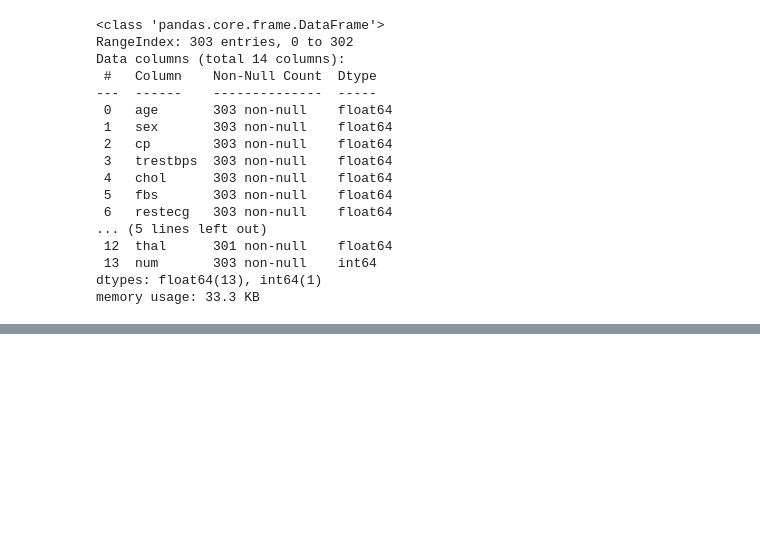
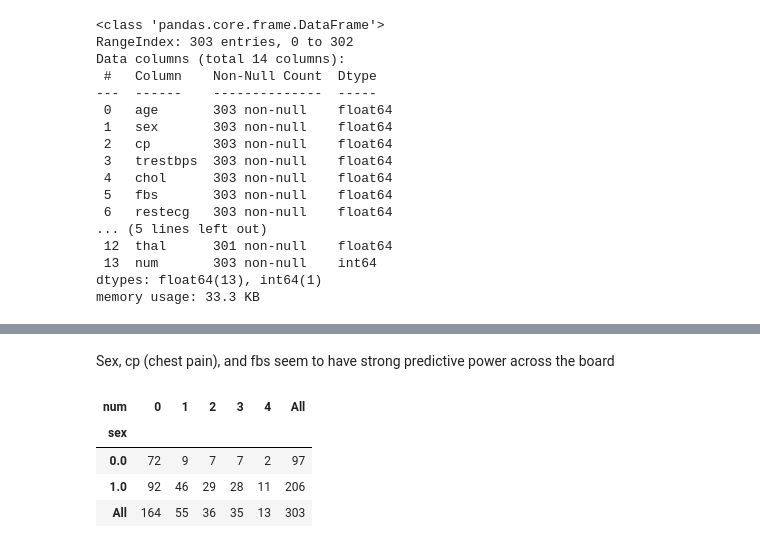
Before and after one commit to aarondwhite/DATA-3421-Final-Project, a Jupyter notebook: Final_Project.ipynb, the cells around one changed output, grey strips where cells are left out. Drawn from its saved outputs; the diff is of its cells as text; code cells hidden in the pictures; blank space fills up the shorter version.

```diff
--- a/Final_Project.ipynb
+++ b/Final_Project.ipynb
@@ -165,0 +163,10 @@ plt.show()
+# %% [markdown]
+Sex, cp (chest pain), and fbs seem to have strong predictive power across the board
+# %%
+df.pivot_table(values='age', index='sex', columns='num', aggfunc='count', margins=True)
+# %% [output]
+| num | 0 | 1 | 2 | 3 | 4 | All |
+| sex |  |  |  |  |  |  |
+| 0.0 | 72 | 9 | 7 | 7 | 2 | 97 |
+| 1.0 | 92 | 46 | 29 | 28 | 11 | 206 |
+| All | 164 | 55 | 36 | 35 | 13 | 303 |
```
Also changed, not shown: parts of 11 cells of this notebook.
